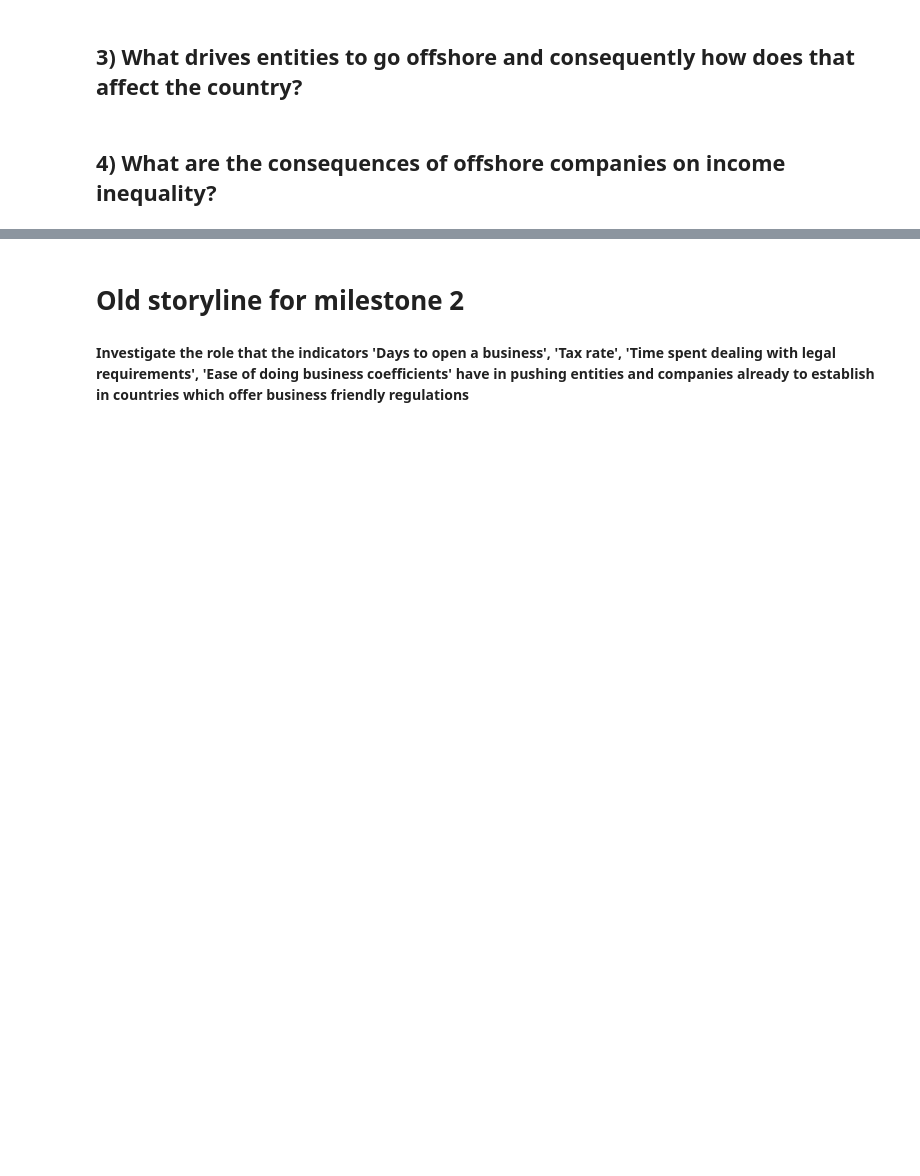
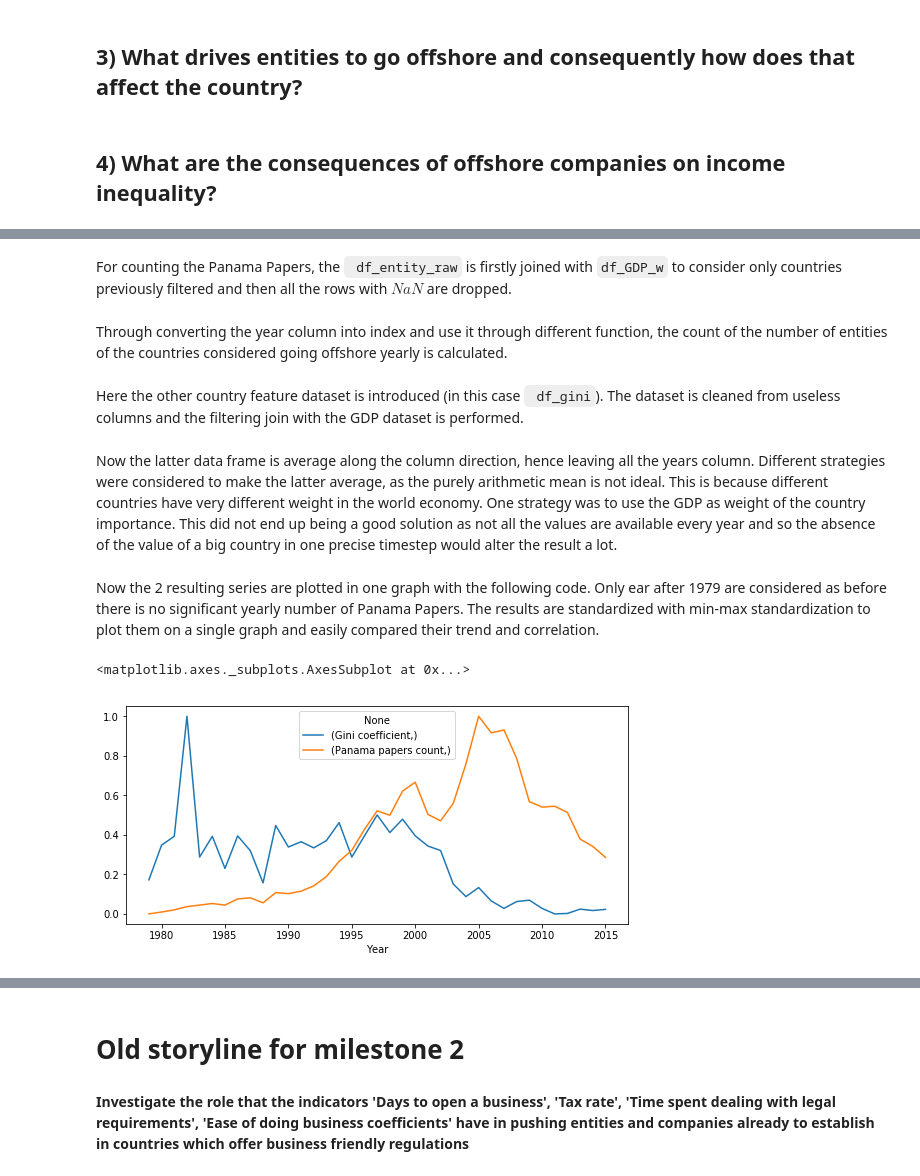
Before and after one commit to eddieshengyuwang/project_ada_akbar, a Jupyter notebook: main.ipynb, the cells around one changed output, grey strips where cells are left out. Drawn from its saved outputs; the diff is of its cells as text; code cells hidden in the pictures; blank space fills up the shorter version.

```diff
--- a/main.ipynb
+++ b/main.ipynb
@@ -418,0 +439,2 @@ Eventually it is important to mention that a number of countries had different s
+# %% [markdown]
+For counting the Panama Papers, the `` df_entity_raw`` is firstly joined with ``df_GDP_w`` to consider only countries previously filtered and then all the rows with $NaN$ are dropped.
@@ -418,0 +446,34 @@ Eventually it is important to mention that a number of countries had different s
+# %% [markdown]
+Through converting the year column into index and use it through different function, the count of the number of entities of the countries considered going offshore yearly is calculated.
+# %%
+df_entity_S2.incorporation_date = pd.to_datetime(df_entity_S2.incorporation_date)
+df_entity_S2['Year'] = df_entity_S2.apply(lambda row: row['incorporation_date'].year, axis=1)
+series_panamas = df_entity_S2.groupby(['Year'], axis=0)['Year'].count()
+series_panamas.index = series_panamas.index.astype(int)
+# %% [markdown]
+Here the other country feature dataset is introduced (in this case `` df_gini``). The dataset is cleaned from useless columns and the filtering join with the GDP dataset is performed.
+# %%
+series_var = df_gini.copy()
+series_var = series_var.drop(series_var.columns[1:4],axis=1).drop(series_var.columns[-1],axis=1)
+series_var=series_var.merge(df_GDP_w, how='inner',left_on='Country Name', right_on='Country Name')
+# %% [markdown]
+Now the latter data frame is average along the column direction, hence leaving all the years column. Different strategies were considered to make the latter average, as the purely arithmetic mean is not ideal. This is because different countries have very different weight in the world economy. One strategy was to use the GDP as weight of the country importance. This did not end up being a good solution as not all the values are available every year and so the absence of the value of a big country in one precise timestep would alter the result a lot.
+# %%
+series_var[series_var.columns[1:57]]=series_var[series_var.columns[1:57]]#.divide(series_var['GDP_x'], axis='rows')
+series_var=series_var[series_var.columns[1:57]]
+series_var = series_var.mean(axis=0, skipna=True)
+series_var.index = series_var.index.astype(int)
+# %% [markdown]
+Now the 2 resulting series are plotted in one graph with the following code. Only ear after 1979 are considered as before there is no significant yearly number of Panama Papers. The results are standardized with min-max standardization to plot them on a single graph and easily compared their trend and correlation.
+# %%
+series_panamas_cut = series_panamas[series_panamas.index>=1979]
+series_panamas_cut = (series_panamas_cut-series_panamas_cut.min())/(series_panamas_cut.max()-series_panamas_cut.min())
+series_var_cut=series_var[series_var.index>=1979]
+series_var_cut=(series_var_cut-series_var_cut.min())/(series_var_cut.max()-series_var_cut.min())
+df_plot = pd.concat([series_var_cut, series_panamas_cut], axis=1)
+df_plot.columns = [['Gini coefficient','Panama papers count']]
+# %%
+df_plot.plot(figsize=(9,4))
+# %% [output]
+<matplotlib.axes._subplots.AxesSubplot at 0x...>
+[figure, added]
```
Also changed, not shown: parts of 29 cells of this notebook, 2 other files.
